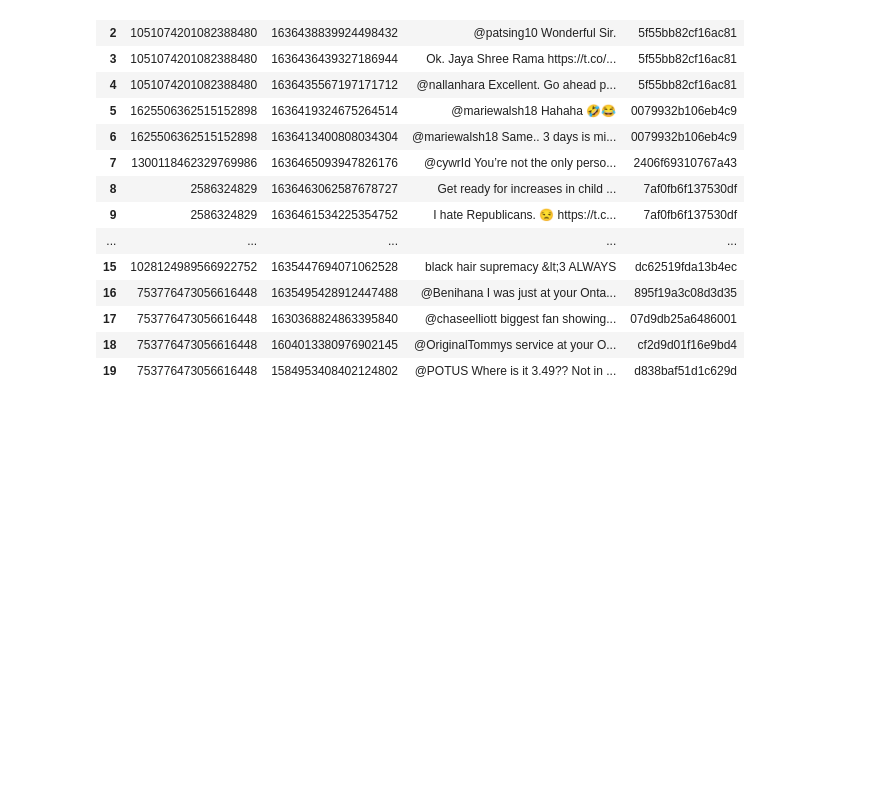
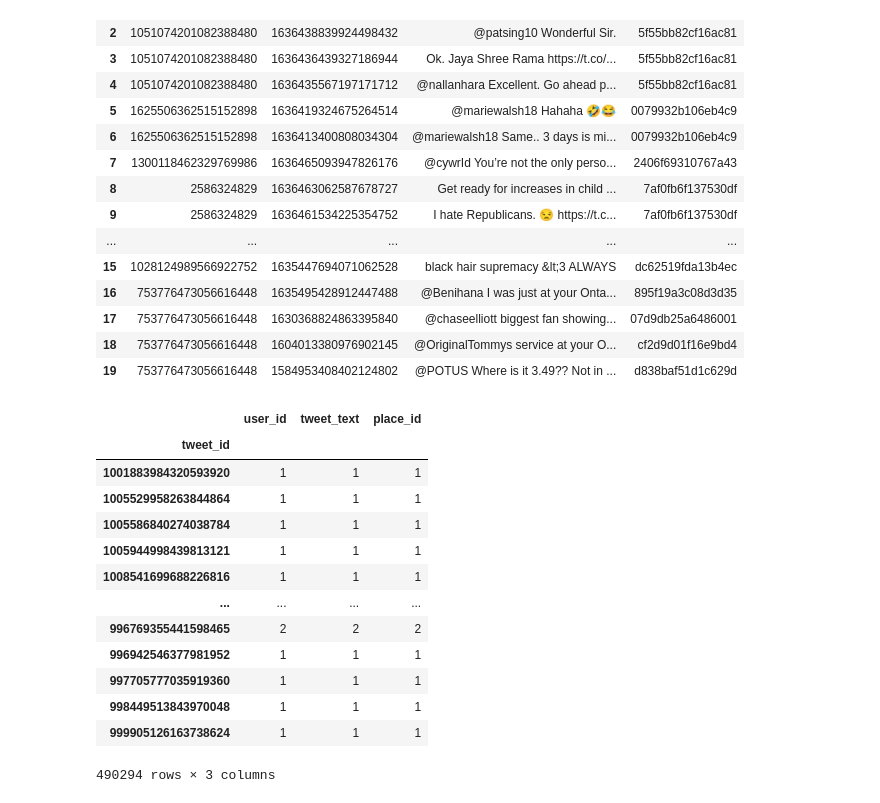
Before and after one commit to srtoner/SI630Project, a Jupyter notebook: TwitterRecon.ipynb, the cells around one changed output. Saved outputs shown, nothing was run; the diff lists cells and outputs as text; code cells hidden in the pictures; blank space fills up the shorter version.

```diff
--- a/TwitterRecon.ipynb
+++ b/TwitterRecon.ipynb
@@ -239,3 +154,24 @@ tweets_df.head(20)
 | 17 | 753776473056616448 | 1630368824863395840 | @chaseelliott biggest fan showing... | 07d9db25a6486001 |
 | 18 | 753776473056616448 | 1604013380976902145 | @OriginalTommys service at your O... | cf2d9d01f16e9bd4 |
 | 19 | 753776473056616448 | 1584953408402124802 | @POTUS Where is it 3.49?? Not in ... | d838baf51d1c629d |
+# %%
+with open("user_data_temp.pkl", "rb") as file:
+    tweet_samples = pkl.load(file)
+# %%
+pd.DataFrame(tweet_samples).groupby(['tweet_id']).agg('count')
+# 15K Users sampled so far
+# %% [output]
+|  | user_id | tweet_text | place_id |
+| tweet_id |  |  |  |
+| 1001883984320593920 | 1 | 1 | 1 |
+| 1005529958263844864 | 1 | 1 | 1 |
+| 1005586840274038784 | 1 | 1 | 1 |
+| 1005944998439813121 | 1 | 1 | 1 |
+| 1008541699688226816 | 1 | 1 | 1 |
+| ... | ... | ... | ... |
+| 996769355441598465 | 2 | 2 | 2 |
+| 996942546377981952 | 1 | 1 | 1 |
+| 997705777035919360 | 1 | 1 | 1 |
+| 998449513843970048 | 1 | 1 | 1 |
+| 999905126163738624 | 1 | 1 | 1 |
+490294 rows × 3 columns
```
Also changed, not shown: parts of 19 cells of this notebook, 2 other files.
